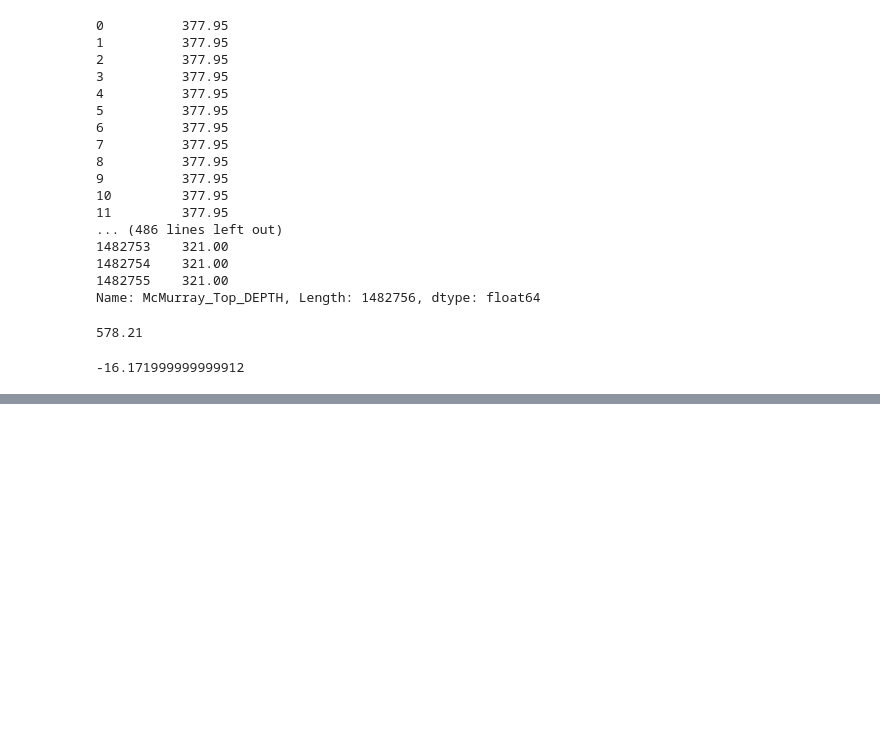
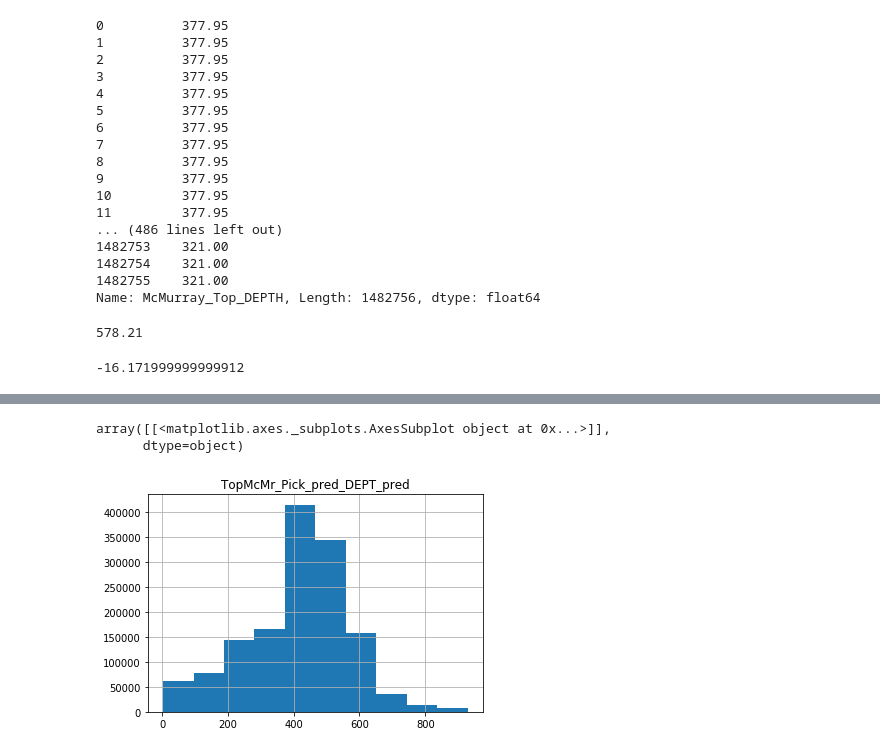
Before and after one commit to JustinGOSSES/MannvilleGroup_Strat_Hackathon, a Jupyter notebook: notebooks_2018/modular_redo/Machine_Learning/Machine_Learning_PostSplit_vA_20180804.ipynb, the cells around one changed output, grey strips where cells are left out. Saved outputs shown, nothing was run; the diff lists cells and outputs as text; code cells hidden in the pictures; blank space fills up the shorter version.

```diff
--- a/notebooks_2018/modular_redo/Machine_Learning/Machine_Learning_PostSplit_vA_20180804.ipynb
+++ b/notebooks_2018/modular_redo/Machine_Learning/Machine_Learning_PostSplit_vA_20180804.ipynb
@@ -595,0 +877,6 @@ def calcPredVsRealTopDif(pred_df,real_df):
+# %%
+calc_pred_noZeros.hist(column='TopMcMr_Pick_pred_DEPT_pred')
+# %% [output]
+array([[<matplotlib.axes._subplots.AxesSubplot object at 0x...>]],
+      dtype=object)
+[figure, added]
```
Also changed, not shown: parts of 95 cells of this notebook.
